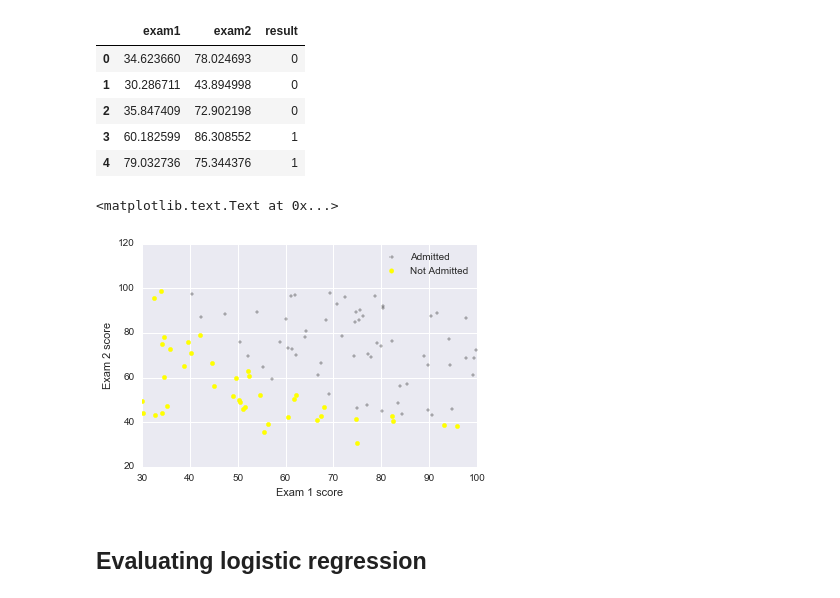
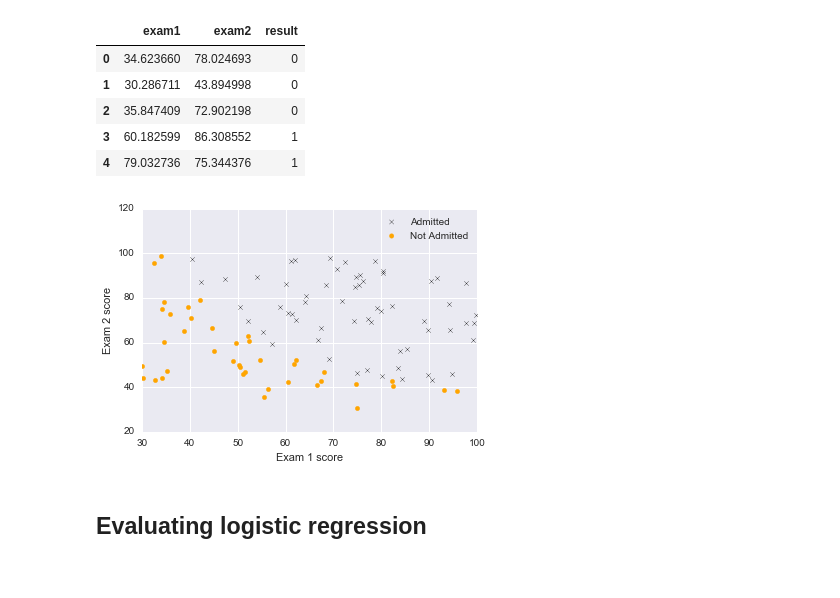
Before and after one commit to uents/coursera-ml, a Jupyter notebook: week03/logistic_regression/logistic_regression.ipynb, the cells around one changed output. Drawn from its saved outputs; the diff is of its cells as text; code cells hidden in the pictures.

Commit message:
week03: clean code of logistic regression

```diff
--- a/week03/logistic_regression/logistic_regression.ipynb
+++ b/week03/logistic_regression/logistic_regression.ipynb
@@ -28,21 +28,25 @@ df_train.head(5)
 df_pos = df_train.ix[df_train['result'] == 1]
 df_neg = df_train.ix[df_train['result'] == 0]
 # %%
-fig = plt.figure()
-plt.xlim(30, 100)
-plt.ylim(20, 120)
+def plot_data():
+    fig = plt.figure()
+    plt.xlim(30, 100)
+    plt.ylim(20, 120)
 
-ax = fig.add_subplot(1,1,1)
-ax.scatter(df_pos['exam1'], df_pos['exam2'],
-           color='black', marker='+', label='Admitted')
-ax.scatter(df_neg['exam1'], df_neg['exam2'],
-           color='yellow', marker='o', label='Not Admitted')
-ax.legend()
-ax.set_xlabel('Exam 1 score')
-ax.set_ylabel('Exam 2 score')
+    ax = fig.add_subplot(1,1,1)
+    ax.scatter(df_pos['exam1'], df_pos['exam2'],
+               color='black', marker='x', label='Admitted')
+    ax.scatter(df_neg['exam1'], df_neg['exam2'],
+               color='orange', marker='o', label='Not Admitted')
+    ax.legend()
+    ax.set_xlabel('Exam 1 score')
+    ax.set_ylabel('Exam 2 score')
+    return ax
+
+plot_data()
+plt.savefig('week03_lr_train.png')
 # %% [output]
-<matplotlib.text.Text at 0x...>
-[figure, old version]
+[figure, new version]
 # %% [markdown]
 ## Evaluating logistic regression
 # %%
```
Also changed, not shown: parts of 8 cells of this notebook, 1 other file.
